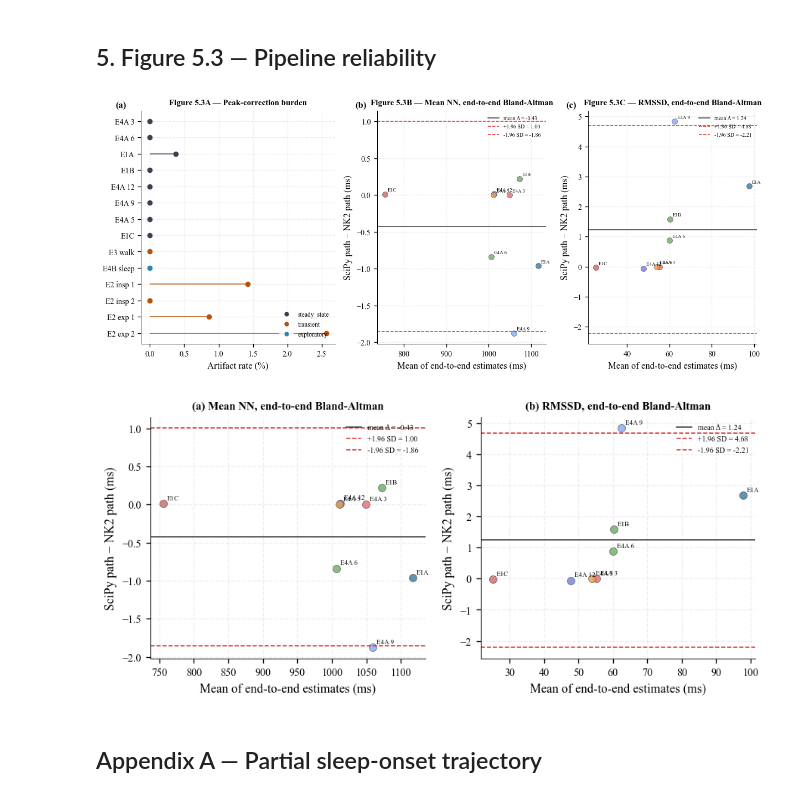
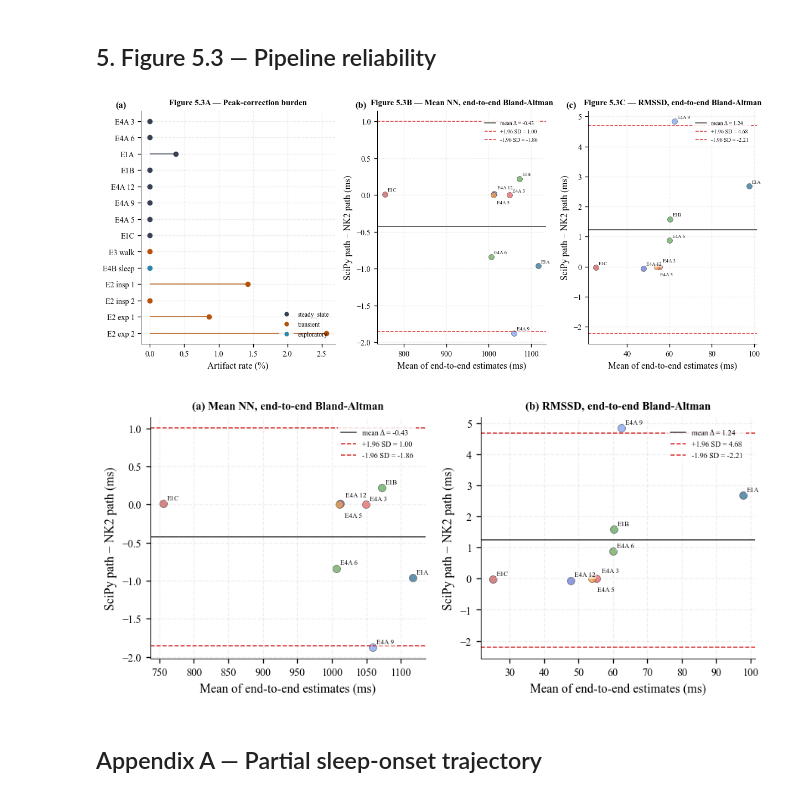
Before and after one commit to peienwu1216/hw5_ecg-analysis, a Jupyter notebook: notebooks/06_integration.ipynb, the cells around one changed output. Drawn from its saved outputs; the diff is of its cells as text; code cells hidden in the pictures.

```diff
--- a/notebooks/06_integration.ipynb
+++ b/notebooks/06_integration.ipynb
@@ -670,15 +670,47 @@ def bland_altman_plot(
     for i in range(len(mean_s)):
         ax.scatter(mean_s[i], diff[i], alpha=0.75, c=[point_colors[i]], edgecolors="0.2", linewidths=0.4, s=36)
     if labels is not None:
+        x_span = max(float(np.nanmax(mean_s) - np.nanmin(mean_s)), 1.0)
+        y_span = max(float(np.nanmax(diff) - np.nanmin(diff)), 1.0)
+        crowded_offsets = [(4, 5), (4, -10), (-22, 6), (-22, -10), (10, 12), (-30, 12)]
+        crowded_idx = 0
         for i, lab in enumerate(labels):
-            ax.annotate(lab, (mean_s[i], diff[i]), xytext=(3, 3), textcoords="offset points", fontsize=5.5)
+            dense_neighbors = 0
+            for j in range(len(mean_s)):
+                if i == j:
+                    continue
+                close_x = abs(mean_s[i] - mean_s[j]) / x_span < 0.06
+                close_y = abs(diff[i] - diff[j]) / y_span < 0.08
+                if close_x and close_y:
+                    dense_neighbors += 1
+            if dense_neighbors:
+                offset = crowded_offsets[crowded_idx % len(crowded_offsets)]
+                crowded_idx += 1
+            else:
+                offset = (3, 3)
+            ax.annotate(
+                lab,
+                (mean_s[i], diff[i]),
+                xytext=offset,
+                textcoords="offset points",
+                fontsize=5.5,
+                bbox=dict(boxstyle="round,pad=0.12", fc="white", ec="none", alpha=0.65),
+            )
     ax.axhline(md, color="0.2", linestyle="-", linewidth=0.9, label=f"mean Δ = {md:.2f}")
     ax.axhline(md + 1.96 * sd, color="C3", linestyle="--", linewidth=0.9, label=f"+1.96 SD = {md + 1.96 * sd:.2f}")
     ax.axhline(md - 1.96 * sd, color="C3", linestyle="--", linewidth=0.9, label=f"-1.96 SD = {md - 1.96 * sd:.2f}")
     ax.set_xlabel(xlabel)
     ax.set_ylabel(ylabel)
     ax.set_title(title)
-    ax.legend(loc="best", frameon=False, fontsize=6)
+    ax.legend(
+        loc="upper right",
+        bbox_to_anchor=(0.98, 0.98),
+        frameon=True,
+        facecolor="white",
+        edgecolor="none",
+        framealpha=0.85,
+        fontsize=6,
+    )
     ax.grid(True, linestyle="--", alpha=0.2)
 
 
@@ -770,35 +802,35 @@ bland_altman_plot(
     labels=short_labels,
 )
 panel_label(ax_ba_rms, "(c)")
 
 legend_handles = [
     Line2D([0], [0], marker="o", color="w", markerfacecolor=orch_colors["steady_state"], label="steady_state", markersize=6),
     Line2D([0], [0], marker="o", color="w", markerfacecolor=orch_colors["transient"], label="transient", markersize=6),
     Line2D([0], [0], marker="o", color="w", markerfacecolor=orch_colors["exploratory"], label="exploratory", markersize=6),
 ]
 ax1.legend(handles=legend_handles, loc="lower right", frameon=False)
 
 fig.tight_layout()
 PL.save_figure(fig, "nb06_fig03_pipeline_validation.pdf")
 plt.show()
 
 # Standalone: same end-to-end Bland-Altman as (b-c)
 fig_ba, (bba1, bba2) = plt.subplots(1, 2, figsize=(7.5, 3.5))
 bland_altman_plot(
     mnn_s_path, mnn_nk_path, "(a) Mean NN, end-to-end Bland-Altman", bba1, ylabel=_ba_ylabel,
     point_colors=pt_colors, labels=short_labels,
 )
 bland_altman_plot(
     rmssd_s_path, rmssd_nk_path, "(b) RMSSD, end-to-end Bland-Altman", bba2, ylabel=_ba_ylabel,
     point_colors=pt_colors, labels=short_labels,
 )
 fig_ba.tight_layout()
 PL.save_figure(fig_ba, "appendixA_bland_altman.pdf")
 plt.show()
 plt.close(fig_ba)
 # %% [output]
-[figure, old version]
+[figure, new version]
-[figure, old version]
+[figure, new version]
 # %% [markdown]
 ## Appendix A — Partial sleep-onset trajectory
 # %%
```
Also changed, not shown: parts of 1 cell of this notebook, 26 other files.
